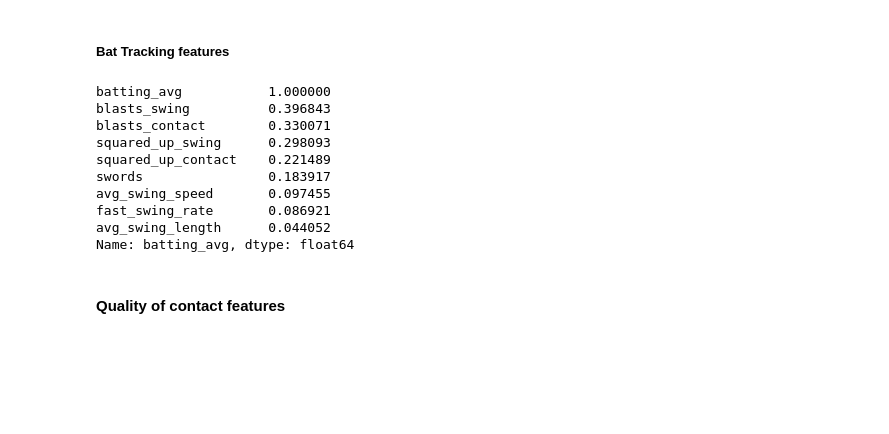
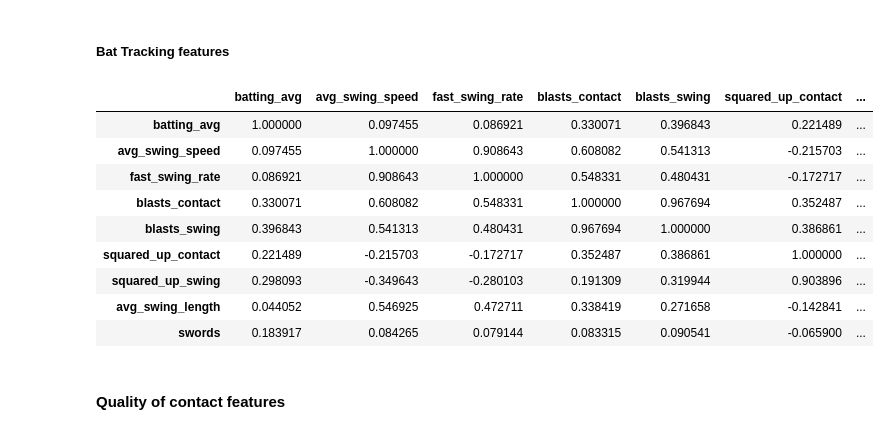
Before and after one commit to rrmoruzzi/mlb-bat-tracking, a Jupyter notebook: MLB-Exploration/1-MLB-predictions-EDA.ipynb, the cells around one changed output. Saved outputs shown, nothing was run; the diff lists cells and outputs as text; code cells hidden in the pictures; blank space fills up the shorter version.

```diff
--- a/MLB-Exploration/1-MLB-predictions-EDA.ipynb
+++ b/MLB-Exploration/1-MLB-predictions-EDA.ipynb
@@ -195,24 +199,24 @@ plt.show()
 # %%
 # batters_train[['batting_avg','avg_swing_speed',
 #        'fast_swing_rate', 'blasts_contact', 'blasts_swing',
 #        'squared_up_contact', 'squared_up_swing', 'avg_swing_length', 'swords',
 #        'exit_velocity_avg', 'launch_angle_avg', 'sweet_spot_percent', 'barrel',
 #        'barrel_batted_rate', 'solidcontact_percent', 'flareburner_percent',
 #        'poorlyunder_percent', 'poorlytopped_percent', 'poorlyweak_percent',
 #        'hard_hit_percent','sprint_speed']].corr(method = 'pearson').sort_values('batting_avg', ascending=False)['batting_avg']
 
-batters_train[['batting_avg'] + features_new].corr(method = 'pearson').sort_values('batting_avg', ascending=False)['batting_avg']
+batters_train[['batting_avg'] + features_new].corr(method = 'pearson')
 # %% [output]
-batting_avg           1.000000
-blasts_swing          0.396843
-blasts_contact        0.330071
-squared_up_swing      0.298093
-squared_up_contact    0.221489
-swords                0.183917
-avg_swing_speed       0.097455
-fast_swing_rate       0.086921
-avg_swing_length      0.044052
-Name: batting_avg, dtype: float64
+|  | batting_avg | avg_swing_speed | fast_swing_rate | blasts_contact | blasts_swing | squared_up_contact | ... |
+| batting_avg | 1.000000 | 0.097455 | 0.086921 | 0.330071 | 0.396843 | 0.221489 | ... |
+| avg_swing_speed | 0.097455 | 1.000000 | 0.908643 | 0.608082 | 0.541313 | -0.215703 | ... |
+| fast_swing_rate | 0.086921 | 0.908643 | 1.000000 | 0.548331 | 0.480431 | -0.172717 | ... |
+| blasts_contact | 0.330071 | 0.608082 | 0.548331 | 1.000000 | 0.967694 | 0.352487 | ... |
+| blasts_swing | 0.396843 | 0.541313 | 0.480431 | 0.967694 | 1.000000 | 0.386861 | ... |
+| squared_up_contact | 0.221489 | -0.215703 | -0.172717 | 0.352487 | 0.386861 | 1.000000 | ... |
+| squared_up_swing | 0.298093 | -0.349643 | -0.280103 | 0.191309 | 0.319944 | 0.903896 | ... |
+| avg_swing_length | 0.044052 | 0.546925 | 0.472711 | 0.338419 | 0.271658 | -0.142841 | ... |
+| swords | 0.183917 | 0.084265 | 0.079144 | 0.083315 | 0.090541 | -0.065900 | ... |
 # %% [markdown]
 #### Quality of contact features
 # %%
```
Also changed, not shown: parts of 6 cells of this notebook, 4 other files.
